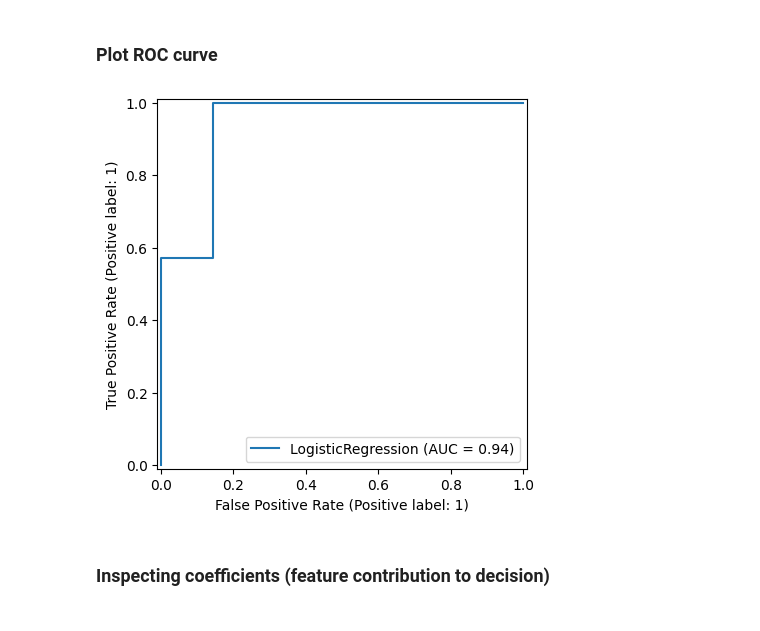
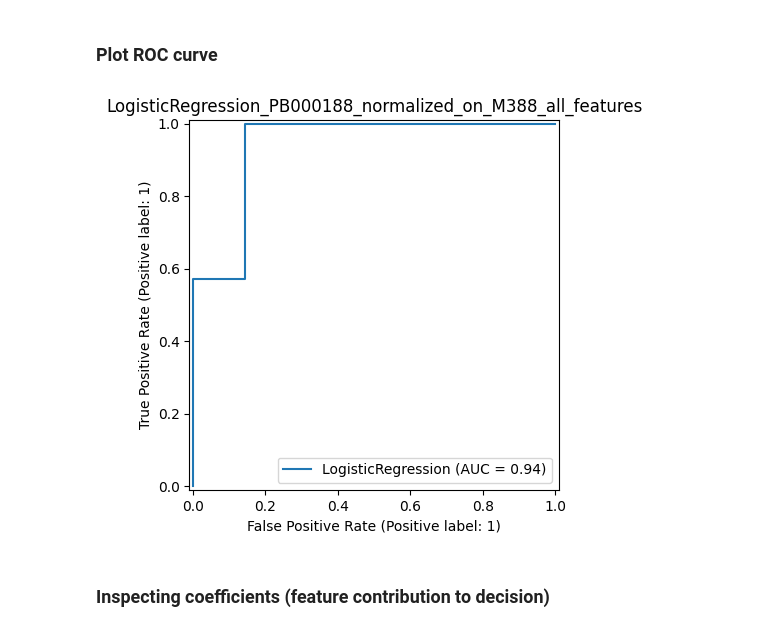
Before and after one commit to MartinMJohansson/progeria, a Jupyter notebook: 8_ML_treatments_LogisticRegression.ipynb, the cells around one changed output. Cells and saved outputs as stored; diff of their text form; code cells hidden in the pictures.

Commit message:
Add files via upload
Analysis specific variables added for saving out plots and tables.

```diff
--- a/8_ML_treatments_LogisticRegression.ipynb
+++ b/8_ML_treatments_LogisticRegression.ipynb
@@ -42,0 +40,9 @@ Created folder: /share/data/analyses/martin/036_Progeria_LoBa_48h_72h/004_analys
+# %%
+plate = 'PB000188'
+features = 'all_features' # AreaShape
+normalization = 'M388'
+family = 'family4'
+print(plate)
+print(features)
+print(normalization)
+print(family)
@@ -290,10 +301,11 @@ ROC-AUC: 0.9388
 ### Plot ROC curve
 # %%
 RocCurveDisplay.from_estimator(log_none, X_test, y_test)
-plt.savefig("ROC-AUC_PB000188_norm_M388_AreaShape_features_used_comp_conc.png", dpi=100, bbox_inches='tight')
+plt.title("LogisticRegression_{}_normalized_on_{}_{}".format(plate, normalization, features))
+plt.savefig("ROC-AUC_{}_normalized_on_{}_{}_used.png".format(plate, normalization, features), dpi=100, bbox_inches='tight')
 plt.show()
 # %% [output]
-[figure, old version]
+[figure, new version]
 # %% [markdown]
 ### Inspecting coefficients (feature contribution to decision)
 # %%
```
Also changed, not shown: parts of 15 cells of this notebook.
